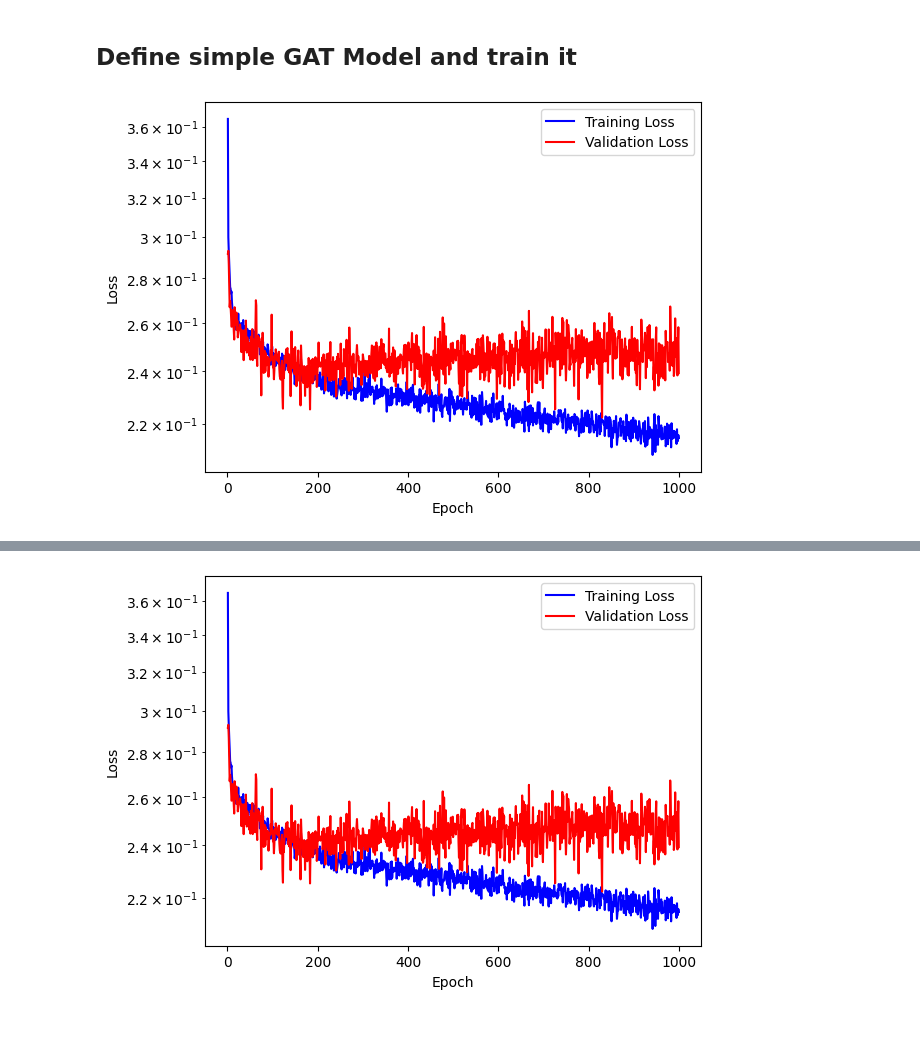
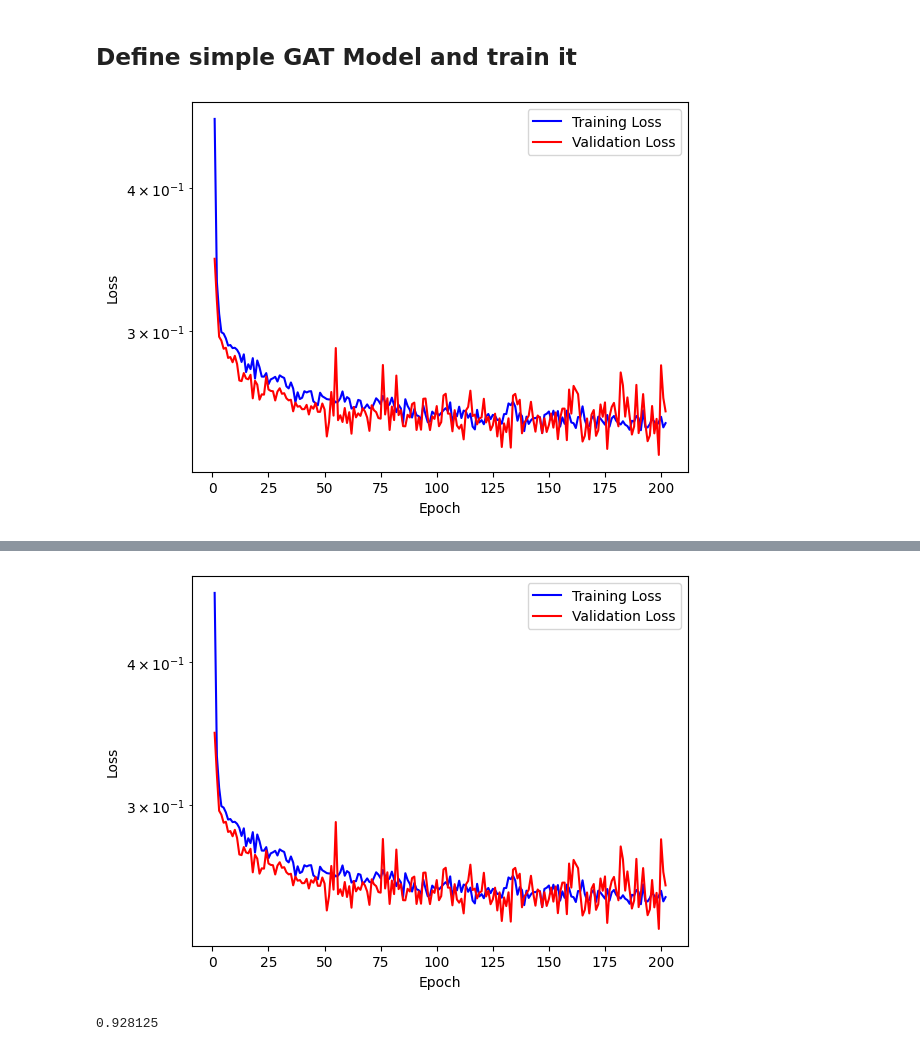
Before and after one commit to ShaswataRoy/xAI_Drug, a Jupyter notebook: Max/TOX21_GAT.ipynb, the cells around one changed output, grey strips where cells are left out. Saved outputs shown, nothing was run; the diff lists cells and outputs as text; code cells hidden in the pictures.

```diff
--- a/Max/TOX21_GAT.ipynb
+++ b/Max/TOX21_GAT.ipynb
@@ -34,7 +36,7 @@ ds = Tox21Dataset(root=root_dir, task=['NR-AhR'])
 # %%
 train_set, val_set, test_set = random_split_dataset(ds, frac_train=0.8, frac_val=0.1, frac_test=0.1, seed=0)
 # %%
-batch_size = 32
+batch_size = 128
 
 train_dataloader = DataLoader(train_set, batch_size=batch_size, shuffle=True, drop_last=True)
 val_dataloader = DataLoader(val_set, batch_size=batch_size, shuffle=True, drop_last=True)
@@ -46,15 +48,19 @@ class simpleGAT(torch.nn.Module):
     def __init__(self, in_channels, hidden_channels, out_channels, dropout, heads=8):
         super().__init__()
         self.conv1 = GATConv(in_channels, hidden_channels, heads=heads, dropout=dropout)
-        self.conv2 = GATConv(hidden_channels * heads, hidden_channels, heads=heads, dropout=dropout)
-        self.lin = Linear(hidden_channels * heads, out_channels)
+        self.conv2 = GATConv(hidden_channels * heads, hidden_channels, heads=2, dropout=dropout)
+        #self.conv3 = GATConv(hidden_channels * heads, hidden_channels, heads=heads, dropout=dropout)
+        self.lin1 = Linear(hidden_channels * 2, out_channels)
+        #self.lin2 = Linear(8, out_channels)
 
     def forward(self, data):
         x, edge_index, batch = data.x, data.edge_index, data.batch
         x = self.conv1(x, edge_index).relu()
         x = self.conv2(x, edge_index).relu()
+        #x = self.conv3(x, edge_index).relu()
         x = global_mean_pool(x, batch)  # Aggregate node features to graph level
-        return self.lin(x)
+        #x = self.lin1(x).relu()
+        return self.lin1(x)
 
 class LossPlot():
     """Class for plotting training and validation loss."""
@@ -118,8 +124,10 @@ def evaluate(model, loader):
 # %%
 device = torch.device("cuda" if torch.cuda.is_available() else "cpu")
 
-model = simpleGAT(in_channels=train_set[0].x.size(1), hidden_channels=64,
-            out_channels=train_set[0].y.size(0), heads=1, dropout=0.2).to(device)
+#model = simpleGAT(in_channels=train_set[0].x.size(1), hidden_channels=32,
+#            out_channels=train_set[0].y.size(0), heads=4, dropout=0.6).to(device)
+model = simpleGAT(in_channels=train_set[0].x.size(1), hidden_channels=32,
+            out_channels=train_set[0].y.size(0), heads=4, dropout=0.6).to(device)
 
 opt = torch.optim.Adam(model.parameters(), lr=1e-3)
 
@@ -127,37 +135,39 @@ plot = LossPlot()
 
 loss_func=torch.nn.BCEWithLogitsLoss()
 
-for epoch in range(1, 1001):
+for epoch in range(1, 501):
     model.train()
     total_loss=0
     for batch in train_dataloader:
         batch=batch.to(device)
         opt.zero_grad()
         out=model(batch)
         loss = loss_func(out, torch.unsqueeze(batch.y,1))
         #F.cross_entropy(out,batch.y.long())
         loss.backward()
         opt.step()
         total_loss+=loss.item()
     preds, labels = evaluate(model, val_dataloader)
     #y_true = labels.numpy().astype(int)
     #y_probs = F.softmax(F.sigmoid(preds), dim=1).numpy()
     val_loss = loss_func(preds, labels).item()
     #F.cross_entropy(preds, labels.long()).item()
     plot.UpdatePlots(epoch, total_loss/len(train_dataloader), val_loss)
-    ypred = np.array([1 if p>0.5 else 0 for p in preds])
+    ypred = np.array([1 if p>0.5 else 0 for p in torch.sigmoid(preds)])
     acc = accuracy_score(labels.numpy(), ypred)
     if epoch % 10 ==0:
         print(f"Epoch {epoch:03d} | Train Loss: {total_loss / len(train_dataloader):.4f} | Val Loss: {val_loss:.4f} | Acc: {acc:.4f}")
+    if acc > 0.925:
+        break
 
     # Early stopping
     #if val_loss<best_val_loss:
     #    best_val_loss=val_loss; patience=0
     #    torch.save(model.state_dict(), os.path.join(results_dir, f"fold{fold+1}_model.pt"))
     #else:
     #    patience+=1
     #    if patience>=10: break
 
 #print(f"Best val loss: {best_val_loss:.4f} | Early stopping patience: {patience}")
 # %% [output]
-[figure, old version]
+[figure, new version]
@@ -181 +194,5 @@ Epoch 1000 | Train Loss: 0.2148 | Val Loss: 0.2393 | Acc: 0.9172
-[figure, old version]
+[figure, new version]
+# %%
+print(acc)
+# %% [output]
+0.928125
```
Also changed, not shown: parts of 3 cells of this notebook.
